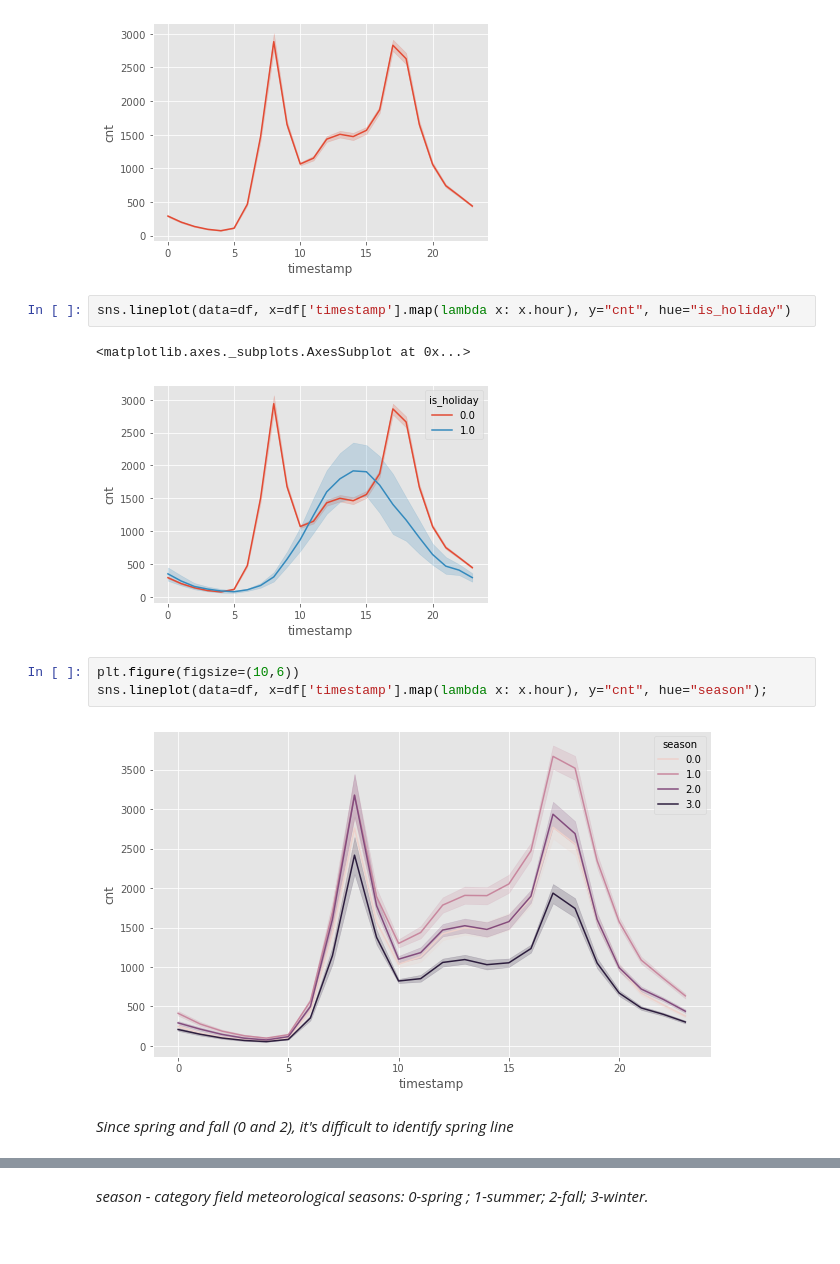
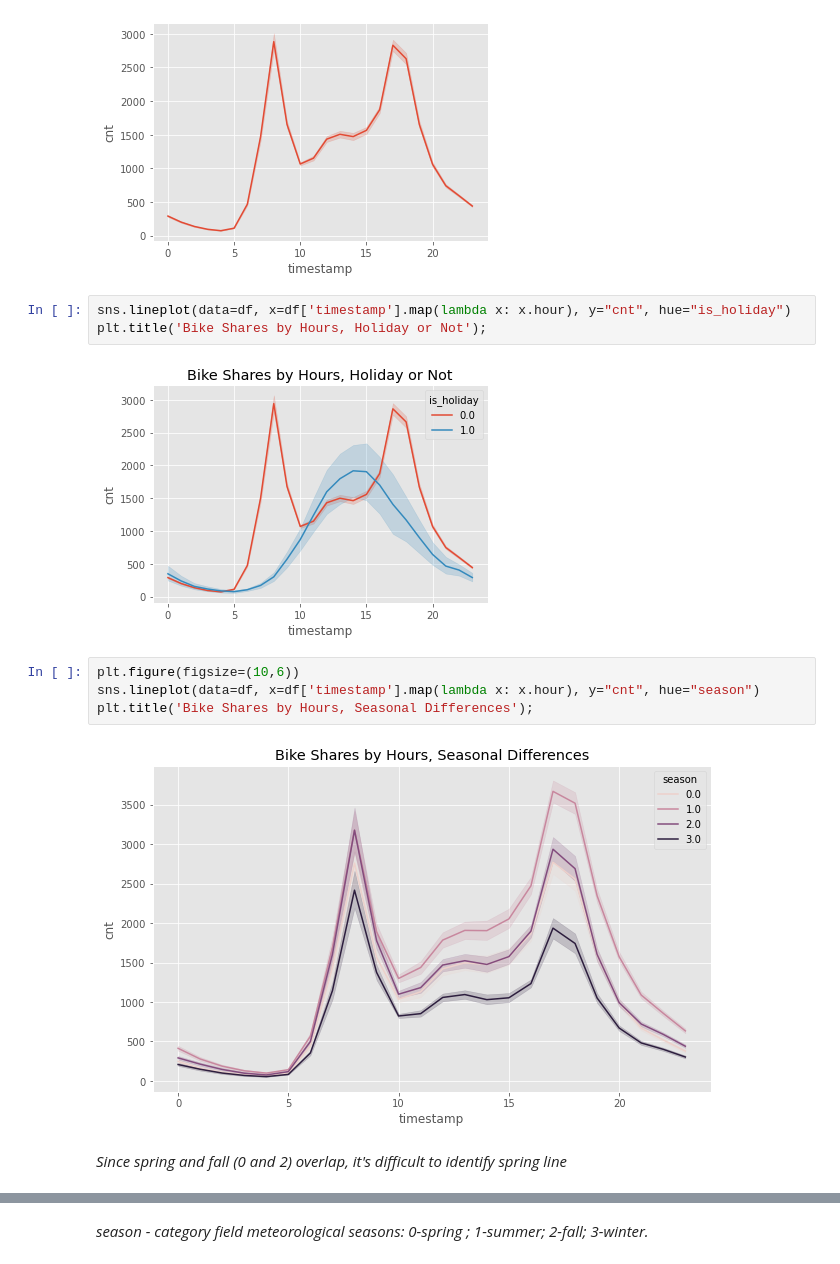
Before and after one commit to smeteo/Data_Science_and_Machine_Learning, a Jupyter notebook: 8._Capstone_Projects/Project_3_Demand_Prediction/Demand_Prediction_Capstone_3.ipynb, the cells around one changed output, grey strips where cells are left out. Saved outputs shown, nothing was run; the diff lists cells and outputs as text.

```diff
--- a/8._Capstone_Projects/Project_3_Demand_Prediction/Demand_Prediction_Capstone_3.ipynb
+++ b/8._Capstone_Projects/Project_3_Demand_Prediction/Demand_Prediction_Capstone_3.ipynb
@@ -243,15 +243,16 @@ sns.lineplot(data=df, x=df['timestamp'].map(lambda x: x.hour), y="cnt")
 [figure]
 # %%
 sns.lineplot(data=df, x=df['timestamp'].map(lambda x: x.hour), y="cnt", hue="is_holiday")
+plt.title('Bike Shares by Hours, Holiday or Not');
 # %% [output]
-<matplotlib.axes._subplots.AxesSubplot at 0x...>
-[figure, old version]
+[figure, new version]
 # %%
 plt.figure(figsize=(10,6))
-sns.lineplot(data=df, x=df['timestamp'].map(lambda x: x.hour), y="cnt", hue="season");
+sns.lineplot(data=df, x=df['timestamp'].map(lambda x: x.hour), y="cnt", hue="season")
+plt.title('Bike Shares by Hours, Seasonal Differences');
 # %% [output]
-[figure, old version]
+[figure, new version]
 # %% [markdown]
-_Since spring and fall (0 and 2), it's difficult to identify spring line_
+_Since spring and fall (0 and 2) overlap, it's difficult to identify spring line_
 # %%
 df.groupby('season')['cnt'].sum().plot.bar();
```
Also changed, not shown: parts of 3 cells of this notebook.
